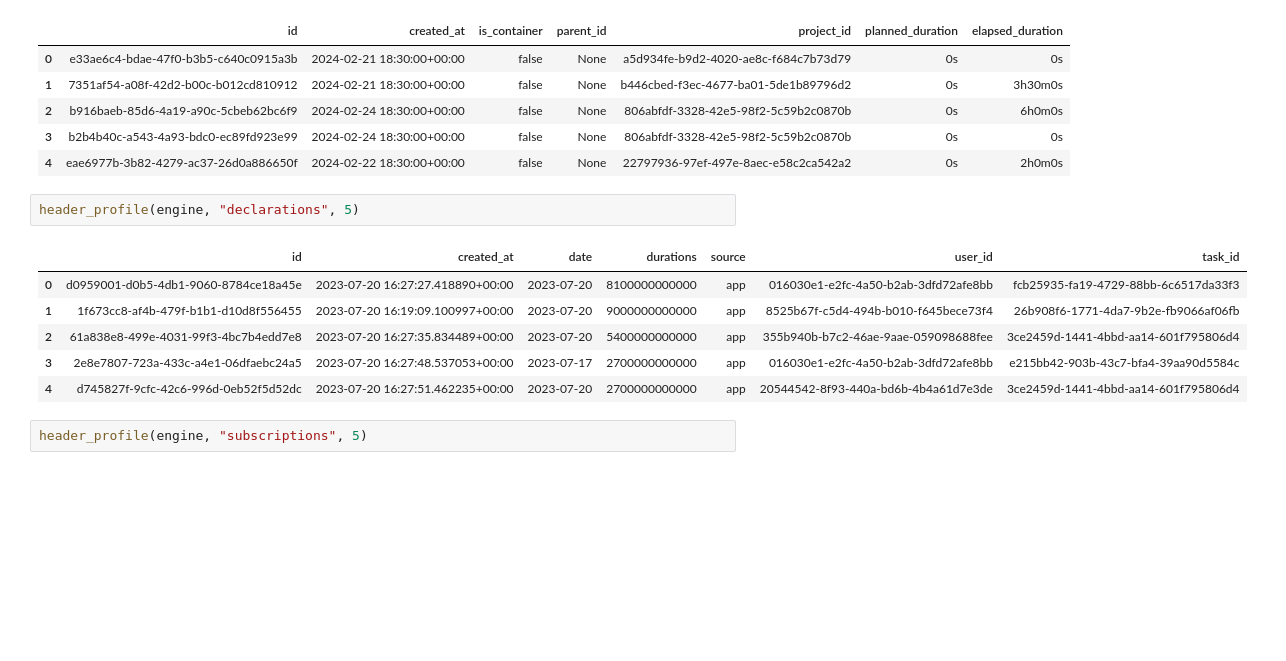
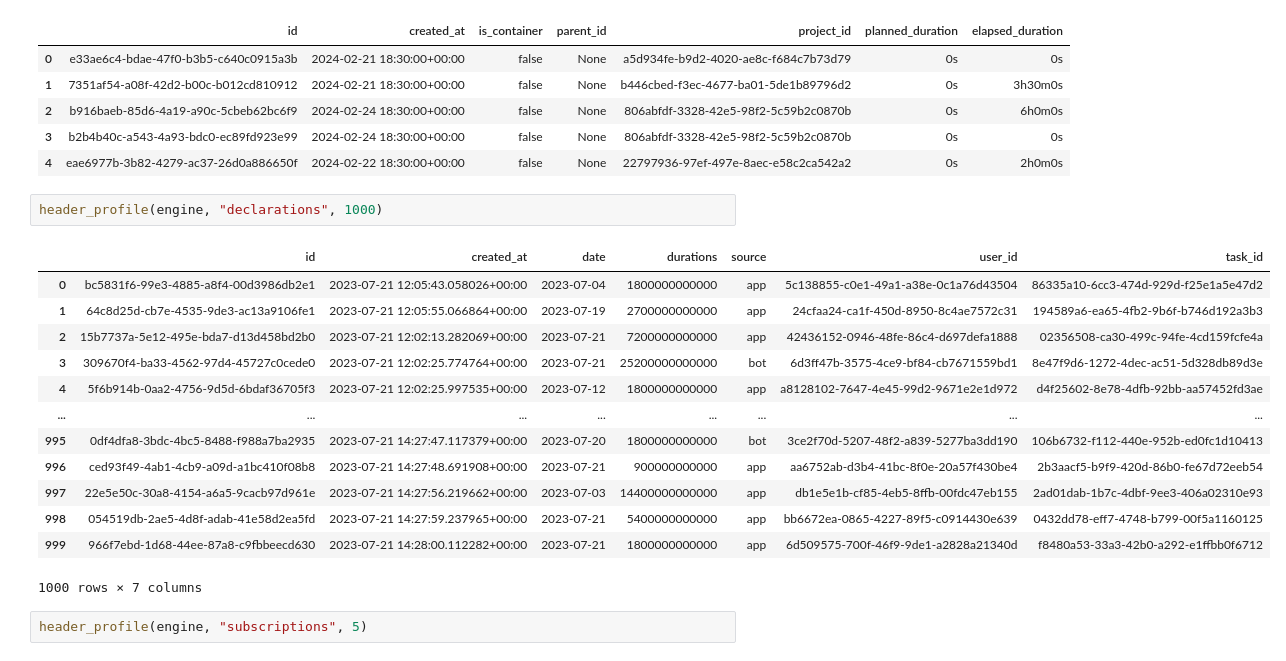
Before and after one commit to vimalraj73/Grizzley-Project-Operations-and-Resource-Utilization-Analysis, a Jupyter notebook: Main/Data Profiling.ipynb, the cells around one changed output. Drawn from its saved outputs; the diff is of its cells as text; blank space fills up the shorter version.

```diff
--- a/Main/Data Profiling.ipynb
+++ b/Main/Data Profiling.ipynb
@@ -245,14 +245,21 @@ header_profile(engine, "tasks_computed", 5)
 | 3 | b2b4b40c-a543-4a93-bdc0-ec89fd923e99 | 2024-02-24 18:30:00+00:00 | false | None | 806abfdf-3328-42e5-98f2-5c59b2c0870b | 0s | 0s |
 | 4 | eae6977b-3b82-4279-ac37-26d0a886650f | 2024-02-22 18:30:00+00:00 | false | None | 22797936-97ef-497e-8aec-e58c2ca542a2 | 0s | 2h0m0s |
 # %%
-header_profile(engine, "declarations", 5)
+header_profile(engine, "declarations", 1000)
 # %% [output]
 |  | id | created_at | date | durations | source | user_id | task_id |
-| 0 | d0959001-d0b5-4db1-9060-8784ce18a45e | 2023-07-20 16:27:27.418890+00:00 | 2023-07-20 | 8100000000000 | app | 016030e1-e2fc-4a50-b2ab-3dfd72afe8bb | fcb25935-fa19-4729-88bb-6c6517da33f3 |
-| 1 | 1f673cc8-af4b-479f-b1b1-d10d8f556455 | 2023-07-20 16:19:09.100997+00:00 | 2023-07-20 | 9000000000000 | app | 8525b67f-c5d4-494b-b010-f645bece73f4 | 26b908f6-1771-4da7-9b2e-fb9066af06fb |
-| 2 | 61a838e8-499e-4031-99f3-4bc7b4edd7e8 | 2023-07-20 16:27:35.834489+00:00 | 2023-07-20 | 5400000000000 | app | 355b940b-b7c2-46ae-9aae-059098688fee | 3ce2459d-1441-4bbd-aa14-601f795806d4 |
-| 3 | 2e8e7807-723a-433c-a4e1-06dfaebc24a5 | 2023-07-20 16:27:48.537053+00:00 | 2023-07-17 | 2700000000000 | app | 016030e1-e2fc-4a50-b2ab-3dfd72afe8bb | e215bb42-903b-43c7-bfa4-39aa90d5584c |
-| 4 | d745827f-9cfc-42c6-996d-0eb52f5d52dc | 2023-07-20 16:27:51.462235+00:00 | 2023-07-20 | 2700000000000 | app | 20544542-8f93-440a-bd6b-4b4a61d7e3de | 3ce2459d-1441-4bbd-aa14-601f795806d4 |
+| 0 | bc5831f6-99e3-4885-a8f4-00d3986db2e1 | 2023-07-21 12:05:43.058026+00:00 | 2023-07-04 | 1800000000000 | app | 5c138855-c0e1-49a1-a38e-0c1a76d43504 | 86335a10-6cc3-474d-929d-f25e1a5e47d2 |
+| 1 | 64c8d25d-cb7e-4535-9de3-ac13a9106fe1 | 2023-07-21 12:05:55.066864+00:00 | 2023-07-19 | 2700000000000 | app | 24cfaa24-ca1f-450d-8950-8c4ae7572c31 | 194589a6-ea65-4fb2-9b6f-b746d192a3b3 |
+| 2 | 15b7737a-5e12-495e-bda7-d13d458bd2b0 | 2023-07-21 12:02:13.282069+00:00 | 2023-07-21 | 7200000000000 | app | 42436152-0946-48fe-86c4-d697defa1888 | 02356508-ca30-499c-94fe-4cd159fcfe4a |
+| 3 | 309670f4-ba33-4562-97d4-45727c0cede0 | 2023-07-21 12:02:25.774764+00:00 | 2023-07-21 | 25200000000000 | bot | 6d3ff47b-3575-4ce9-bf84-cb7671559bd1 | 8e47f9d6-1272-4dec-ac51-5d328db89d3e |
+| 4 | 5f6b914b-0aa2-4756-9d5d-6bdaf36705f3 | 2023-07-21 12:02:25.997535+00:00 | 2023-07-12 | 1800000000000 | app | a8128102-7647-4e45-99d2-9671e2e1d972 | d4f25602-8e78-4dfb-92bb-aa57452fd3ae |
+| ... | ... | ... | ... | ... | ... | ... | ... |
+| 995 | 0df4dfa8-3bdc-4bc5-8488-f988a7ba2935 | 2023-07-21 14:27:47.117379+00:00 | 2023-07-20 | 1800000000000 | bot | 3ce2f70d-5207-48f2-a839-5277ba3dd190 | 106b6732-f112-440e-952b-ed0fc1d10413 |
+| 996 | ced93f49-4ab1-4cb9-a09d-a1bc410f08b8 | 2023-07-21 14:27:48.691908+00:00 | 2023-07-21 | 900000000000 | app | aa6752ab-d3b4-41bc-8f0e-20a57f430be4 | 2b3aacf5-b9f9-420d-86b0-fe67d72eeb54 |
+| 997 | 22e5e50c-30a8-4154-a6a5-9cacb97d961e | 2023-07-21 14:27:56.219662+00:00 | 2023-07-03 | 14400000000000 | app | db1e5e1b-cf85-4eb5-8ffb-00fdc47eb155 | 2ad01dab-1b7c-4dbf-9ee3-406a02310e93 |
+| 998 | 054519db-2ae5-4d8f-adab-41e58d2ea5fd | 2023-07-21 14:27:59.237965+00:00 | 2023-07-21 | 5400000000000 | app | bb6672ea-0865-4227-89f5-c0914430e639 | 0432dd78-eff7-4748-b799-00f5a1160125 |
+| 999 | 966f7ebd-1d68-44ee-87a8-c9fbbeecd630 | 2023-07-21 14:28:00.112282+00:00 | 2023-07-21 | 1800000000000 | app | 6d509575-700f-46f9-9de1-a2828a21340d | f8480a53-33a3-42b0-a292-e1ffbb0f6712 |
+1000 rows × 7 columns
 # %%
 header_profile(engine, "subscriptions", 5)
 # %% [output]
```
Also changed, not shown: parts of 2 cells of this notebook.
